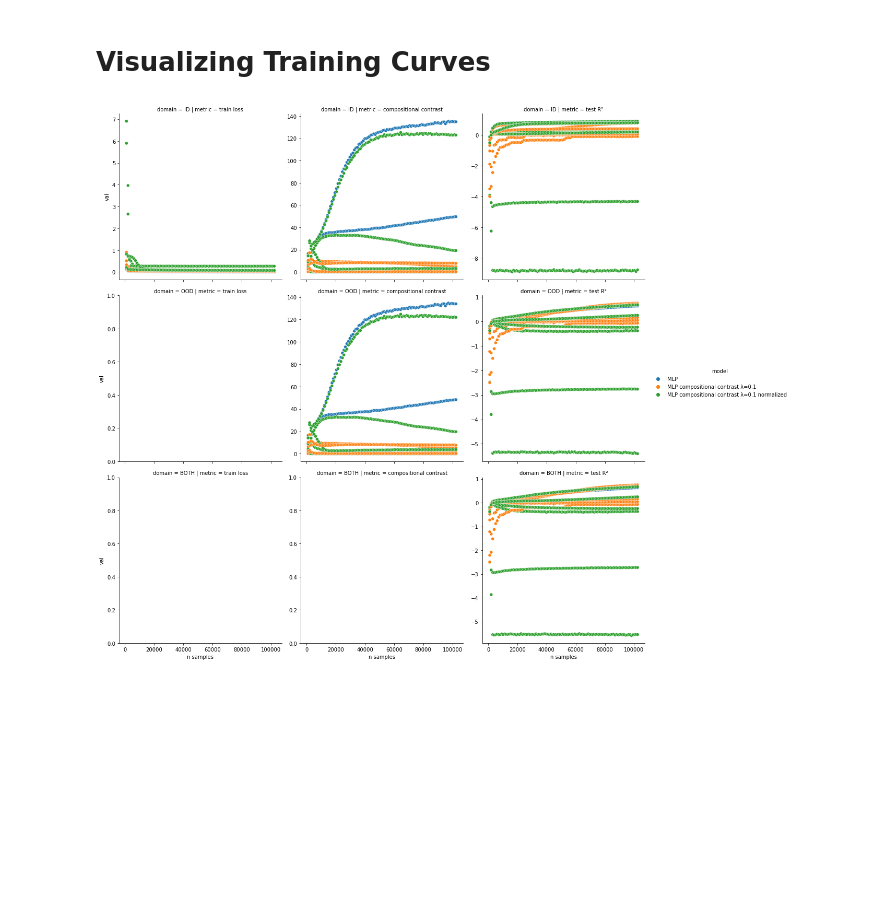
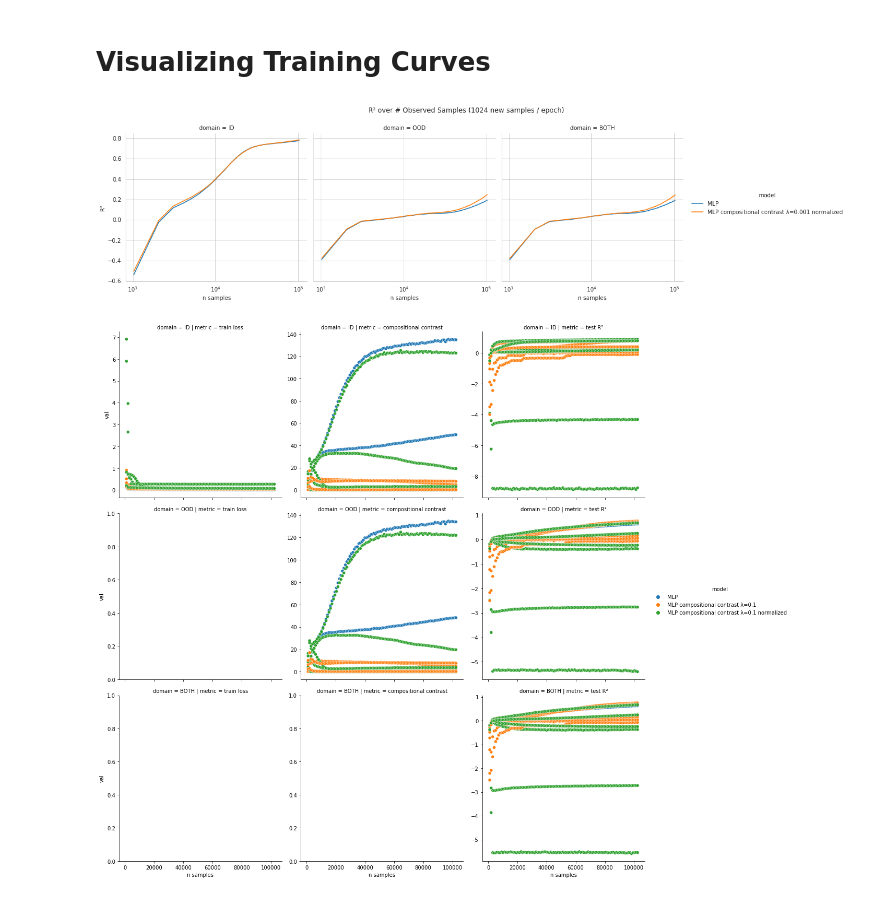
Before and after one commit to brendel-group/compositional-ood-generalization, a Jupyter notebook: experiments.ipynb, the cells around one changed output. Saved outputs shown, nothing was run; the diff lists cells and outputs as text; code cells hidden in the pictures; blank space fills up the shorter version.

Commit message:
improved r2 visualization

```diff
--- a/experiments.ipynb
+++ b/experiments.ipynb
@@ -43,6 +43,18 @@ import pandas as pd
 
 with open(r'res/gs__reg_weights/df.pkl', 'rb') as f:
     df = pk.load(f)
+# %%
+sb.set_style('whitegrid')
+data=df.loc[(df['model'].isin(['MLP', 'MLP compositional contrast λ=0.001 normalized']))
+    & (df['metric'] == 'test R²')
+    & (df['l'] == 8)]
+fg = sb.relplot(data=data, x='n samples', y='val', hue='model', col='domain', kind='line')
+fg.set(xscale='log')
+fg.set_ylabels('R²')
+fg.fig.suptitle('R² over # Observed Samples (1024 new samples / epoch)')
+fg.fig.subplots_adjust(top=0.85)
+# %% [output]
+[figure, added]
 # %%
 fg = sb.relplot(data=df.loc[(df['n samples'] > 0)], x='n samples', y='val', hue='model', col='metric', row='domain', facet_kws={'sharey': False, 'sharex': True})
 # %% [output]
```
Also changed, not shown: 1 other file.
